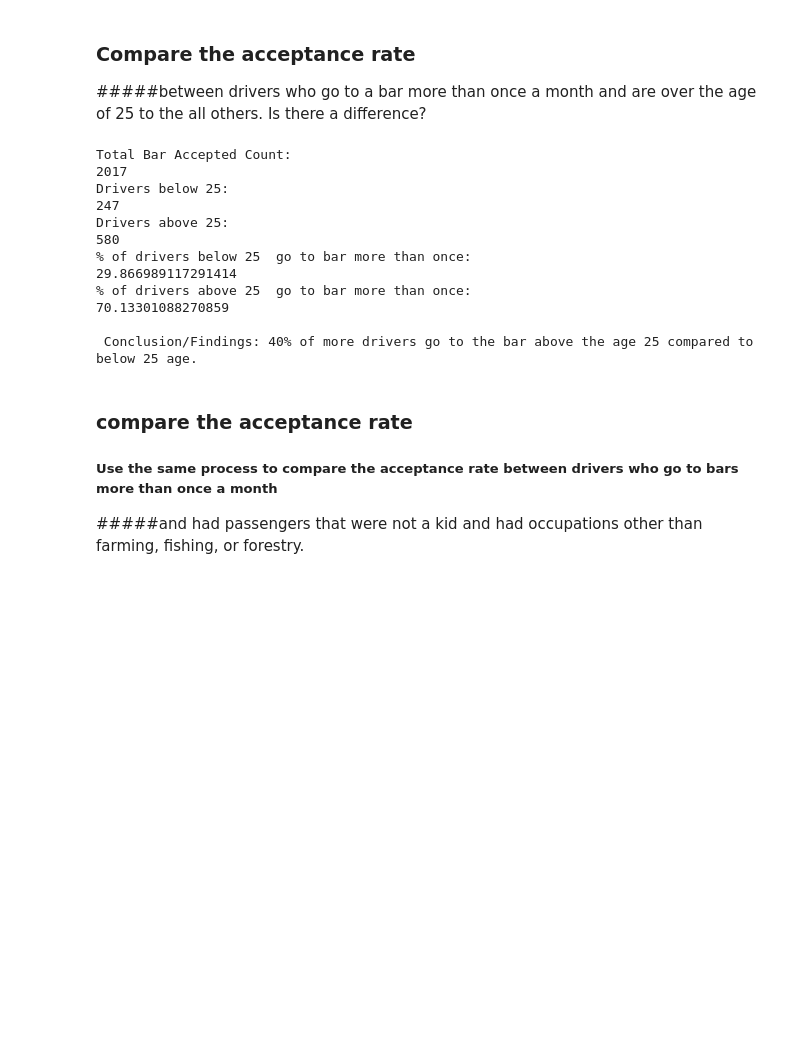
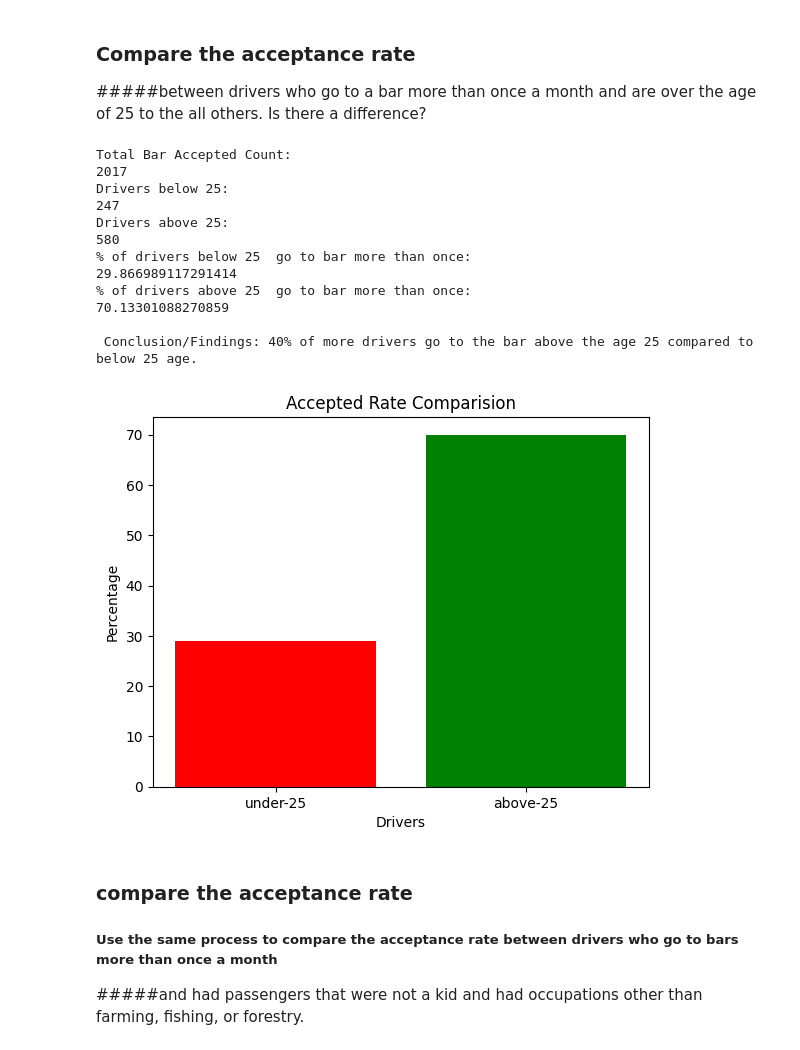
Before and after one commit to OBULAMRANA/accept_coupon, a Jupyter notebook: accept_coupon.ipynb, the cells around one changed output. Drawn from its saved outputs; the diff is of its cells as text; code cells hidden in the pictures; blank space fills up the shorter version.

```diff
--- a/accept_coupon.ipynb
+++ b/accept_coupon.ipynb
@@ -334,32 +316,41 @@ Conclution/Findings: 37% went less than 3 times & 41% went more than 4 times
 # %%
 
 data_bar_once_month=data[(data['coupon']=='Bar') & (data['Y']==1) ]
 data_bar_age_below_25 = data_bar_once_month[ (data_bar_once_month['age'].str.contains('21', regex=True))]
 data_bar_age_above_25 = data_bar_once_month[ ~data_bar_once_month['age'].str.contains('21', regex=True)]
 print("Total Bar Accepted Count:")
 print(len(data_bar))
 print("Drivers below 25:")
 print(len(data_bar_age_below_25))
 print("Drivers above 25:")
 print(len(data_bar_age_above_25))
 print("% of drivers below 25  go to bar more than once:")
 print(len(data_bar_age_below_25)/len(data_bar_once_month) * 100)
 print("% of drivers above 25  go to bar more than once:")
 print(len(data_bar_age_above_25)/len(data_bar_once_month) * 100)
 print("\n Conclusion/Findings: 40% of more drivers go to the bar above the age 25 compared to below 25 age. \n")
+
+df_accepted = { 'drivers':['under-25', 'above-25'],
+               'percentage': [29, 70]}
+plt.title("Accepted Rate Comparision")
+plt.xlabel("Drivers")
+plt.ylabel("Percentage")
+plt.bar(df_accepted['drivers'], df_accepted['percentage'], color=['red', 'green', 'blue'])
+plt.show()
 # %% [output]
 Total Bar Accepted Count:
 2017
 Drivers below 25:
 247
 Drivers above 25:
 580
 % of drivers below 25  go to bar more than once:
 29.866989117291414
 % of drivers above 25  go to bar more than once:
 70.13301088270859
 
  Conclusion/Findings: 40% of more drivers go to the bar above the age 25 compared to below 25 age.
+[figure, added]
 # %% [markdown]
 ### compare the acceptance rate
 ##### Use the same process to compare the acceptance rate between drivers who go to bars more than once a month
```
Also changed, not shown: parts of 6 cells of this notebook.
